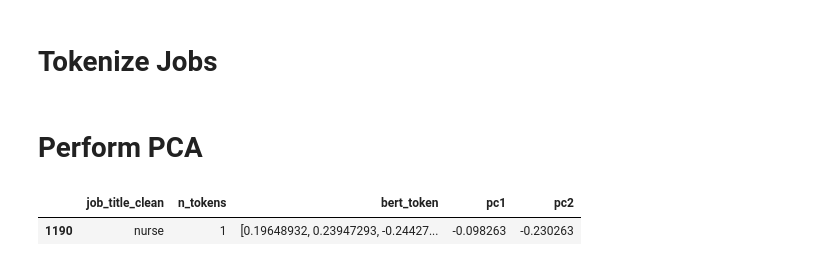
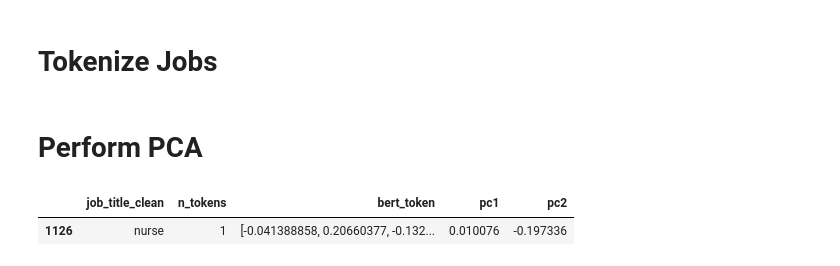
Before and after one commit to NauelSerraino/BERT-Gender-Bias, a Jupyter notebook: notebooks/01_weakly_supervised_experiment.ipynb, the cells around one changed output. Drawn from its saved outputs; the diff is of its cells as text; code cells hidden in the pictures.

```diff
--- a/notebooks/01_weakly_supervised_experiment.ipynb
+++ b/notebooks/01_weakly_supervised_experiment.ipynb
@@ -150,5 +148,5 @@ coef_df_sorted.head(20)
 # %%
-n_features = 50
+n_features = 5
 
 selected_features = coef_df_sorted.feature[:n_features].values
 selected_features
@@ -160,7 +155,7 @@ array([571, 708, 154, 194, 645, 600, 481, 367,   5, 695, 687,   9,  96,
 # %% [markdown]
 # Tokenize Jobs
 # %%
-text = job_df.job_title_clean.values.tolist()
+text = jobs_df.job_title_clean.values.tolist()
 encoded_input = tokenizer(text, return_tensors='pt', padding=True, truncation=True)
 
 with torch.no_grad():
@@ -171,25 +166,25 @@ word_embeddings = embeddings.mean(dim=1).numpy()
 # %%
 n_feature_embeddings = word_embeddings[:, selected_features]
 
-job_df['bert_token'] = list(n_feature_embeddings)
+jobs_df['bert_token'] = list(n_feature_embeddings)
 # %% [markdown]
 # Perform PCA
 # %%
 from sklearn.decomposition import PCA
 
 # Perform PCA to reduce to 2 dimensions
 pca = PCA(n_components=2)
 principal_components = pca.fit_transform(n_feature_embeddings)
 
 # Add principal components to the DataFrame
-job_df['pc1'] = principal_components[:, 0]
-job_df['pc2'] = principal_components[:, 1]
+jobs_df['pc1'] = principal_components[:, 0]
+jobs_df['pc2'] = principal_components[:, 1]
 
-job_df.sort_values(by='pc1', ascending=True).head(20)
-job_df[job_df['job_title_clean']=='nurse']
+jobs_df.sort_values(by='pc1', ascending=True).head(20)
+jobs_df[jobs_df['job_title_clean']=='nurse']
 # %% [output]
 |  | job_title_clean | n_tokens | bert_token | pc1 | pc2 |
-| 1190 | nurse | 1 | [0.19648932, 0.23947293, -0.24427... | -0.098263 | -0.230263 |
+| 1126 | nurse | 1 | [-0.041388858, 0.20660377, -0.132... | 0.010076 | -0.197336 |
 # %%
 import plotly.express as px
 
```
Also changed, not shown: parts of 6 cells of this notebook.
